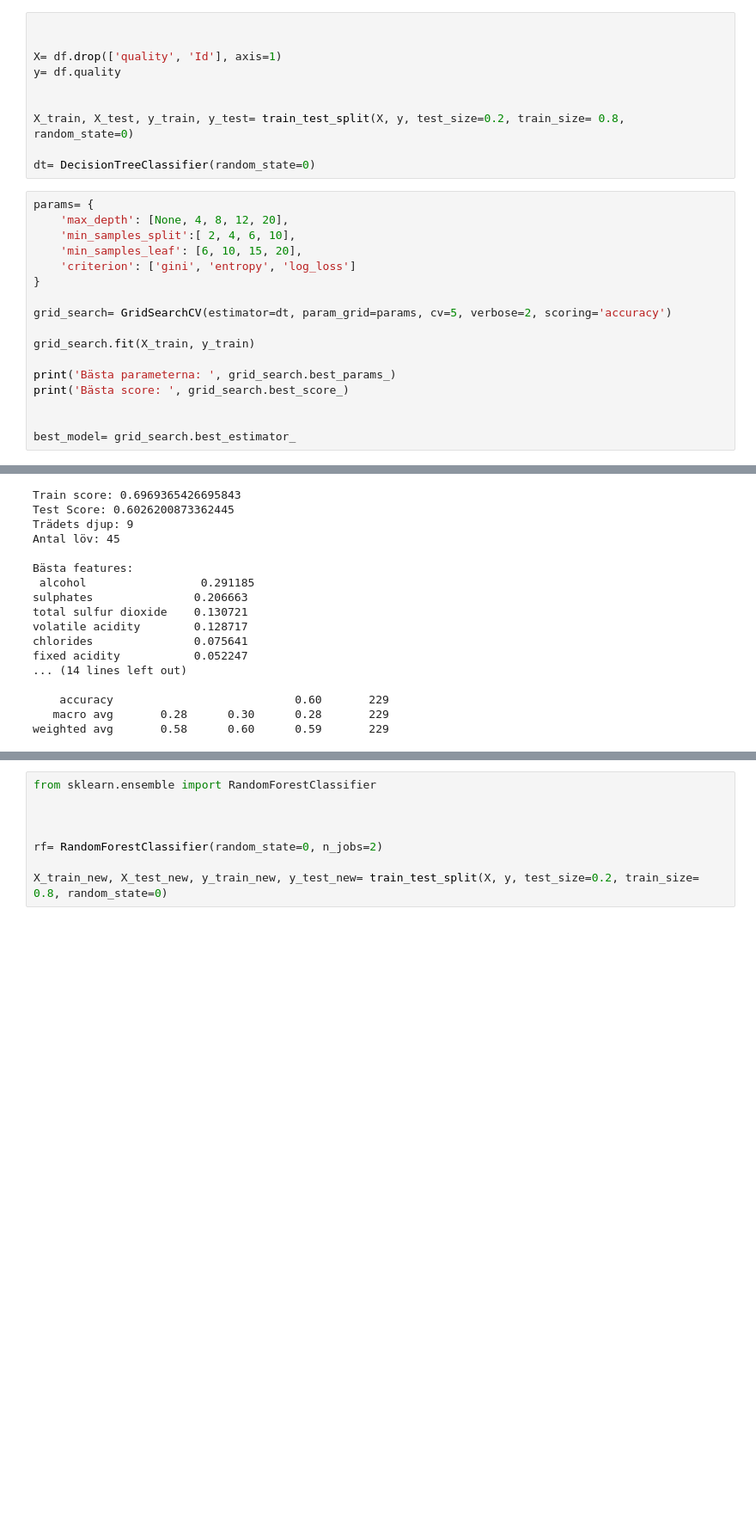
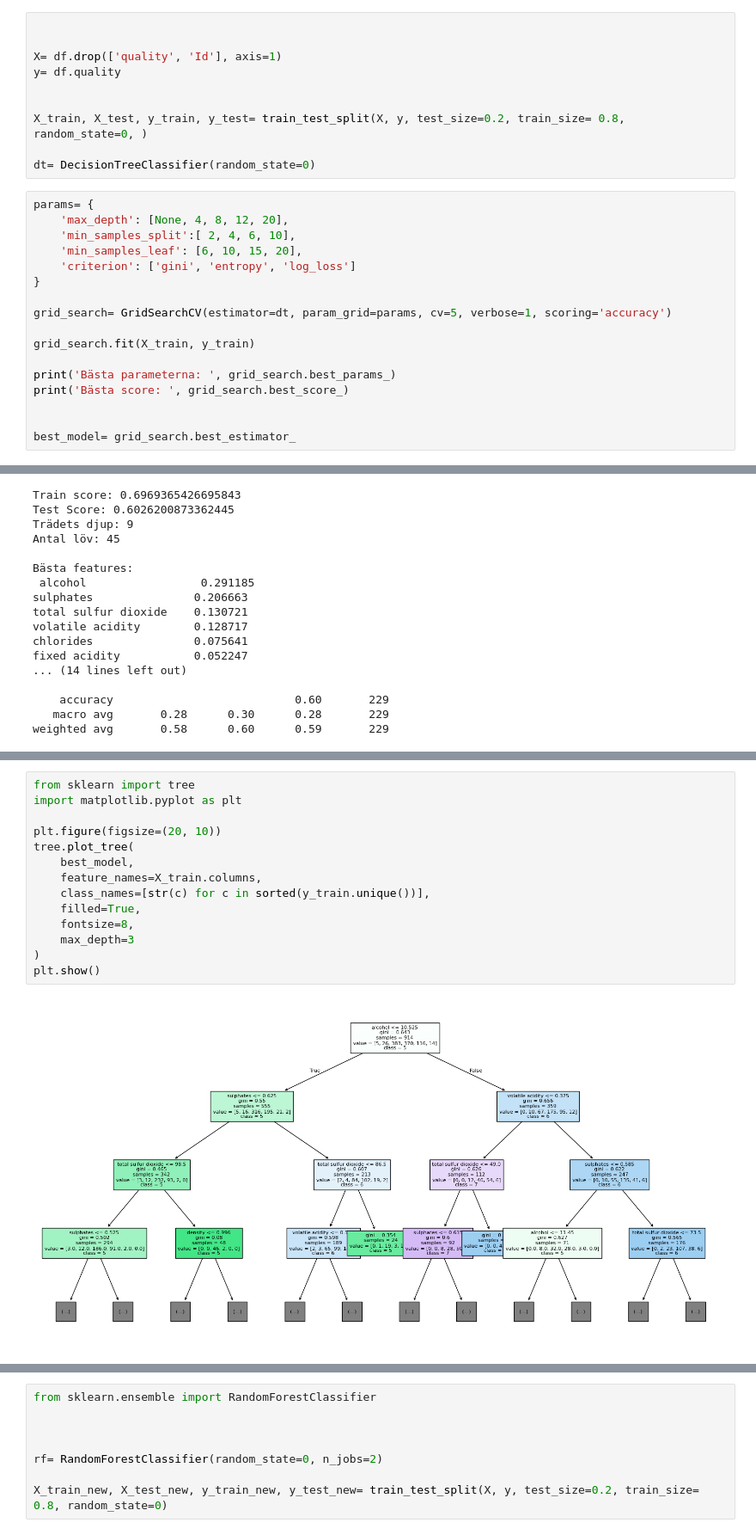
Before and after one commit to DavidDanell/jupyter-notebook, a Jupyter notebook: ML_kurs_2/decitiontree.ipynb, the cells around one changed output, grey strips where cells are left out. Shown at 86% size. Drawn from its saved outputs; the diff is of its cells as text; blank space fills up the shorter version.

```diff
--- a/ML_kurs_2/decitiontree.ipynb
+++ b/ML_kurs_2/decitiontree.ipynb
@@ -59,7 +59,7 @@ X= df.drop(['quality', 'Id'], axis=1)
 y= df.quality
 
 
-X_train, X_test, y_train, y_test= train_test_split(X, y, test_size=0.2, train_size= 0.8, random_state=0)
+X_train, X_test, y_train, y_test= train_test_split(X, y, test_size=0.2, train_size= 0.8, random_state=0, )
 
 dt= DecisionTreeClassifier(random_state=0)
 # %%
@@ -70,7 +70,7 @@ params= {
     'criterion': ['gini', 'entropy', 'log_loss']
 }
 
-grid_search= GridSearchCV(estimator=dt, param_grid=params, cv=5, verbose=2, scoring='accuracy')
+grid_search= GridSearchCV(estimator=dt, param_grid=params, cv=5, verbose=1, scoring='accuracy')
 
 grid_search.fit(X_train, y_train)
 
@@ -140,0 +129,16 @@ De attribut med best påverkan i ordning är: alcohol, sulphates, total sulfur d
+# %%
+from sklearn import tree
+import matplotlib.pyplot as plt
+
+plt.figure(figsize=(20, 10))
+tree.plot_tree(
+    best_model,
+    feature_names=X_train.columns,
+    class_names=[str(c) for c in sorted(y_train.unique())],
+    filled=True,
+    fontsize=8,
+    max_depth=3
+)
+plt.show()
+# %% [output]
+[figure, added]
```
Also changed, not shown: parts of 4 cells of this notebook, 2 other files.
